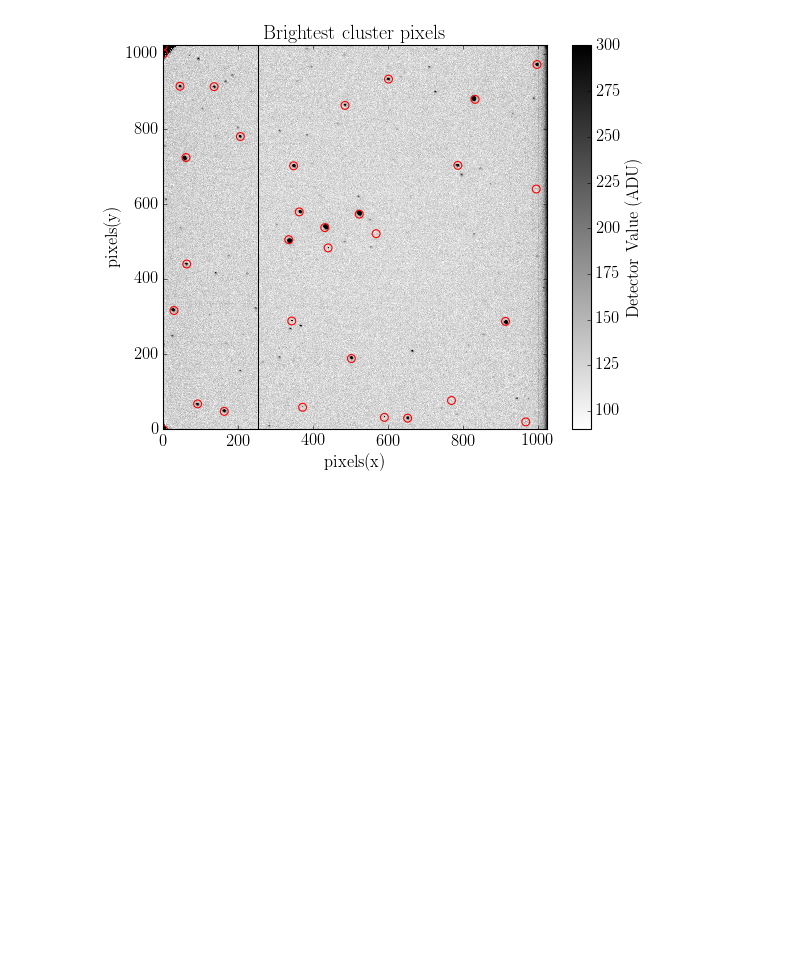
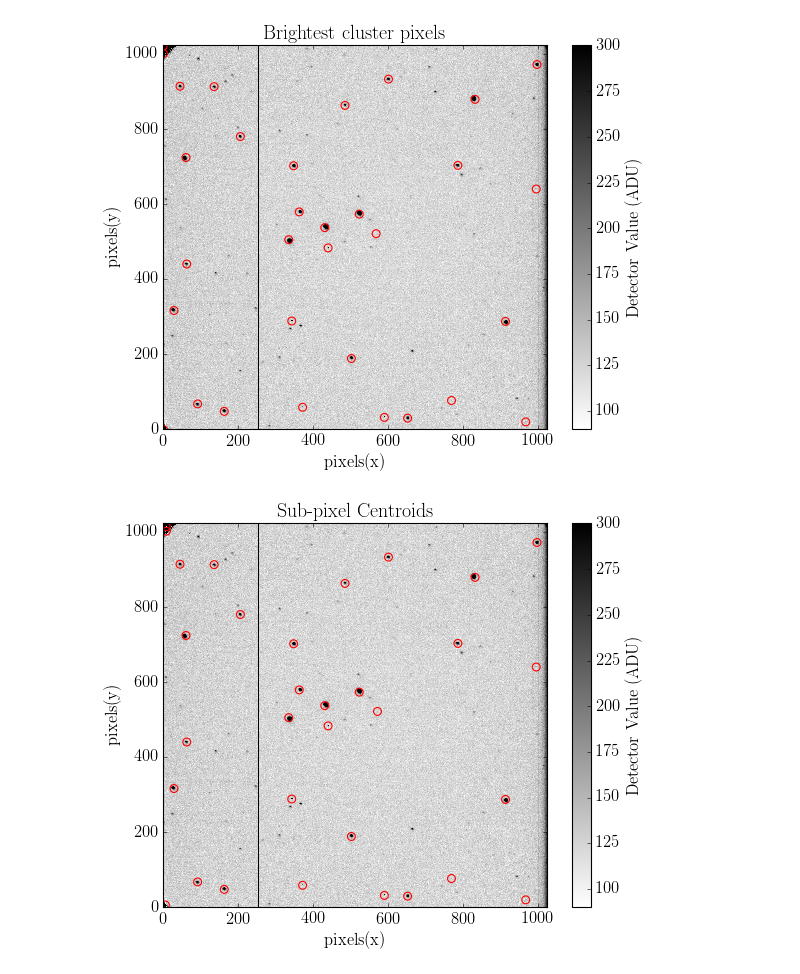
Before and after one commit to jbirky/AsteroidAstrometry, a Jupyter notebook: positions.ipynb, the cells around one changed output. Drawn from its saved outputs; the diff is of its cells as text; code cells hidden in the pictures; blank space fills up the shorter version.

```diff
--- a/positions.ipynb
+++ b/positions.ipynb
@@ -186,17 +190,21 @@ red = reduce(dataf='data/demo/d159.fits', flatf='data/demo/d121.fits')
 # %%
 perc = 99.6
 star_pts = findStar(red, perc=perc)
 
 bad_col = [255, 256] + list(np.arange(1000,1025))
 ptlist = removePixels(star_pts, cols=bad_col)
 
 clusters = clusterPoints(ptlist, radius=5)
 peak_pixels = findClusterMax(red, clusters)
+centroids = centroid(red, peak_pixels)
 
 plotImg(red, pts=ptlist.T, rng=[90,300], title='Points above %s percentile'%(perc), \
         save='writeup/plots/identification1.png')
 plotImg(red, pts=peak_pixels.T, rng=[90,300], title='Brightest cluster pixels', \
         save='writeup/plots/identification2.png')
+plotImg(red, pts=centroids.T, rng=[90,300], title='Sub-pixel Centroids', \
+        save='writeup/plots/identification3.png')
 # %% [output]
 [figure]
 [figure]
+[figure, added]
```
Also changed, not shown: parts of 6 cells of this notebook.
